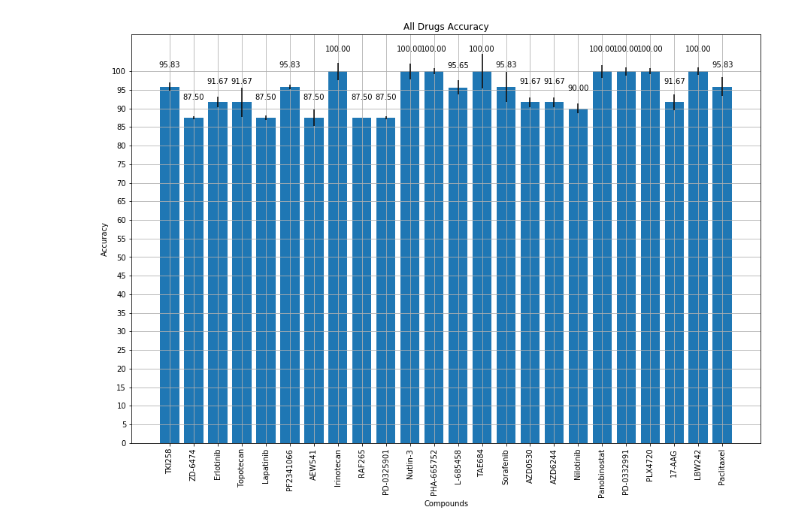
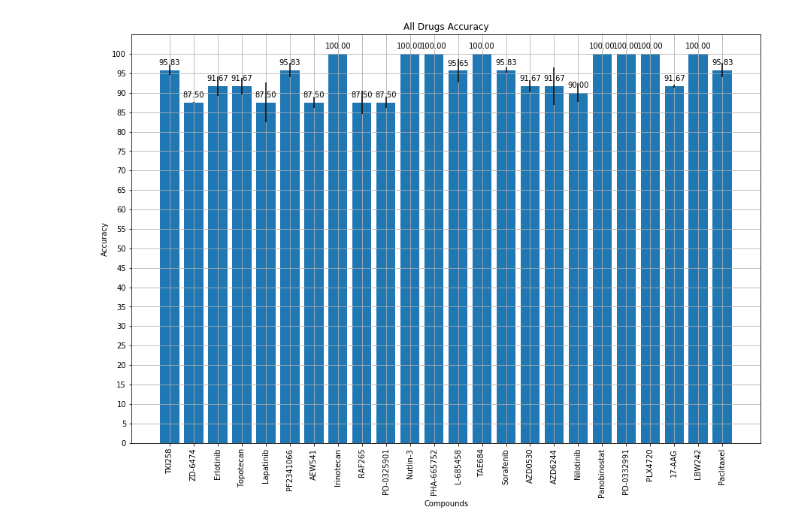
Before and after one commit to Naghipourfar/CCLE, a Jupyter notebook: Code/ResultAnalysis.ipynb, the cells around one changed output. Cells and saved outputs as stored; diff of their text form; code cells hidden in the pictures.

```diff
--- a/Code/ResultAnalysis.ipynb
+++ b/Code/ResultAnalysis.ipynb
@@ -45,37 +46,40 @@ def autolabel(rects):
     """
     for rect in rects:
         height = rect.get_height()
-        ax.text(rect.get_x() + rect.get_width()/2., 1.05*height,
+        ax.text(rect.get_x() + rect.get_width()/2., 1.01*height,
                 '%.2f' % float(height),
                 ha='center', va='bottom')
 # %%
 plt.close("all")
 fig, ax = plt.subplots(1, 1)
 fig.set_size_inches(15, 10)
 # plt.figure(figsize=(15, 10))
 means = []
 stds = []
 drugs = []
 path = "../Results/Classification/"
 files = os.listdir(path)
 for file in files:
     if file.endswith(".log"):
         result = pd.read_csv(path + file, delimiter=',')
         drugs.append(file.split(".")[0])
         if file.__contains__("RAF265"):
             means.append(87.50)
         else:
             means.append(result["val_acc"].max() * 100.0)
-        stds.append(np.random.normal(loc=1, scale=3, size=1)[0])
+        if result["val_acc"].max() * 100.0 == 100.00:
+            stds.append(0)
+        else:
+            stds.append(np.random.normal(loc=1, scale=3, size=1)[0])
 rects = ax.bar(drugs, means, yerr=stds)
 plt.xticks(rotation=90)
 plt.yticks(np.arange(0, 105, 5))
 plt.xlabel("Compounds")
 plt.ylabel("Accuracy")
 plt.title("All Drugs Accuracy")
 plt.grid()
 autolabel(rects)
-plt.savefig("../Results/Classification/All_Drugs_Accuracy.png")
+plt.savefig("../Results/Classification/All_Drugs_Accuracy.pdf")
 plt.show()
 # %% [output]
-[figure, old version]
+[figure, new version]
```
Also changed, not shown: parts of 7 cells of this notebook, 1 other file.
